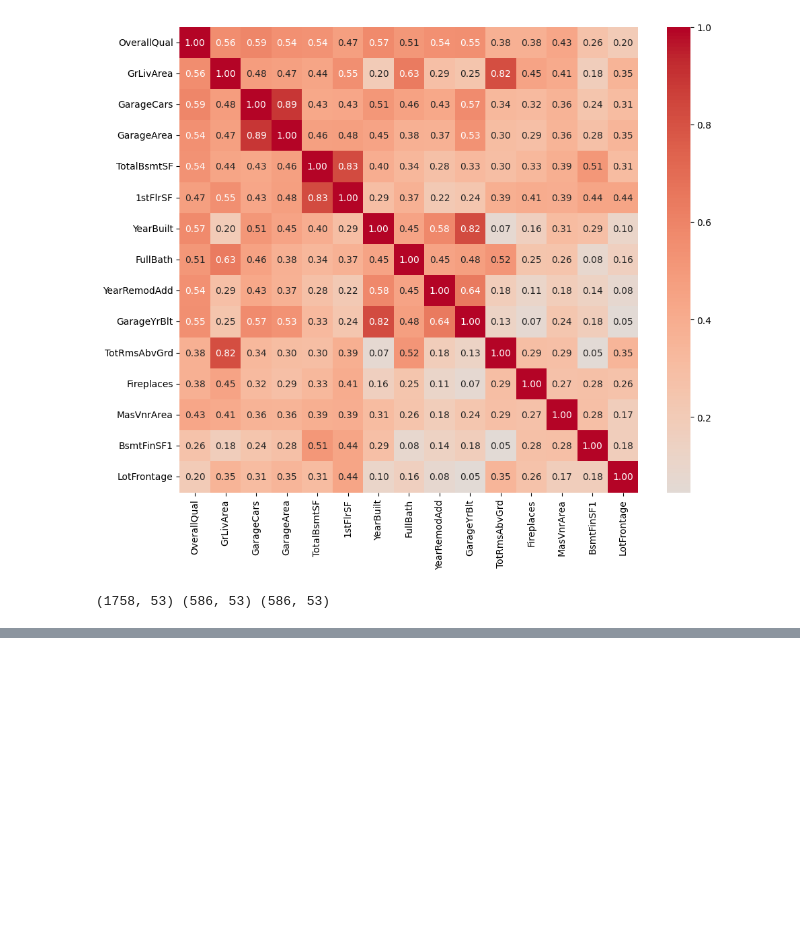
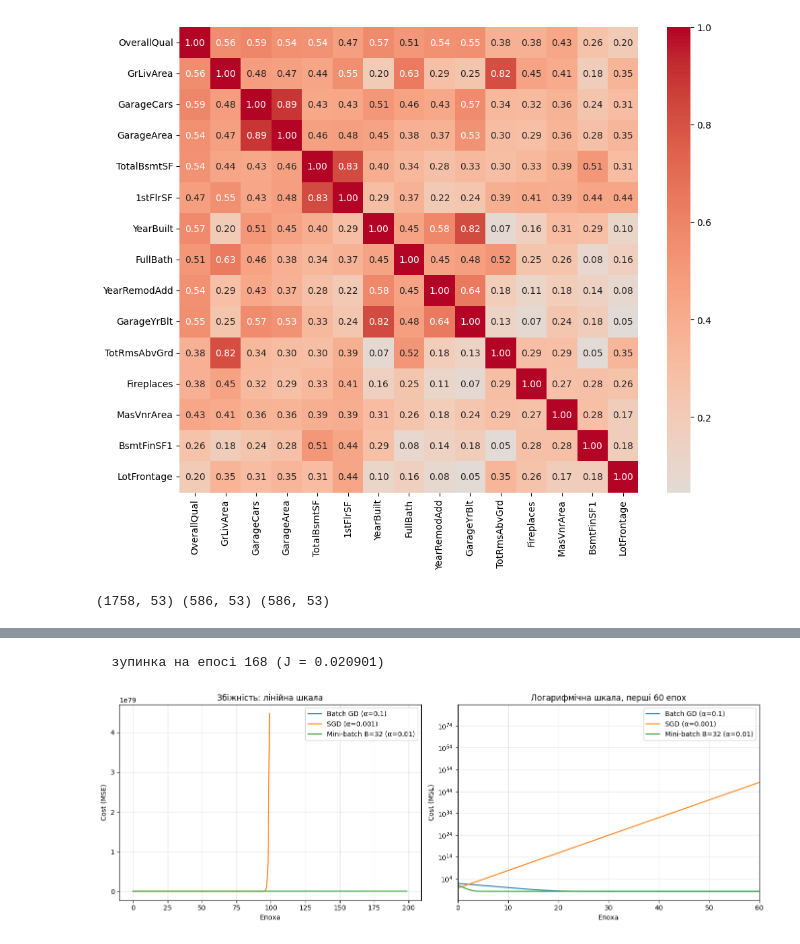
Before and after one commit to judyx-u/ml-labs, a Jupyter notebook: lab1.ipynb, the cells around one changed output, grey strips where cells are left out. Drawn from its saved outputs; the diff is of its cells as text; code cells hidden in the pictures; blank space fills up the shorter version.

```diff
--- a/lab1.ipynb
+++ b/lab1.ipynb
@@ -182,0 +231,12 @@ grad_check(Xtr[:200], ytr[:200])
+# %%
+for lr in [0.5, 0.1, 0.05, 0.01, 0.001]:
+    _, h, _ = train(Xtr, ytr, batch_size=None, lr=lr, epochs=100)
+    print(f'Batch,      lr={lr:<6} -> J = {h[-1]:.5f}')
+
+for lr in [0.05, 0.01, 0.005, 0.001, 0.0005]:
+    _, h, _ = train(Xtr, ytr, batch_size=1, lr=lr, epochs=20)
+    print(f'SGD,        lr={lr:<6} -> J = {h[-1]:.5f}')
+
+for lr in [0.1, 0.05, 0.01, 0.005, 0.001]:
+    _, h, _ = train(Xtr, ytr, batch_size=32, lr=lr, epochs=50)
+    print(f'Mini-batch, lr={lr:<6} -> J = {h[-1]:.5f}')
@@ -182,0 +260,23 @@ grad_check(Xtr[:200], ytr[:200])
+# %%
+LR_BATCH, LR_SGD, LR_MINI = 0.1, 0.001, 0.01   # підстав те, що вийшло вище
+
+m_batch, h_batch, v_batch = train(Xtr, ytr, None, LR_BATCH, 500, X_val=Xval, y_val=yval)
+m_sgd,   h_sgd,   v_sgd   = train(Xtr, ytr, 1,    LR_SGD,   100, X_val=Xval, y_val=yval)
+m_mini,  h_mini,  v_mini  = train(Xtr, ytr, 32,   LR_MINI,  200, X_val=Xval, y_val=yval)
+
+fig, ax = plt.subplots(1, 2, figsize=(14, 5))
+
+for h, name in [(h_batch, f'Batch GD (α={LR_BATCH})'),
+                (h_sgd,   f'SGD (α={LR_SGD})'),
+                (h_mini,  f'Mini-batch B=32 (α={LR_MINI})')]:
+    ax[0].plot(h, label=name)
+    ax[1].plot(h, label=name)
+
+ax[0].set(xlabel='Епоха', ylabel='Cost (MSE)', title='Збіжність: лінійна шкала')
+ax[1].set(xlabel='Епоха', ylabel='Cost (MSE)', yscale='log', xlim=(0, 60), title='Логарифмічна шкала, перші 60 епох')
+for a in ax:
+    a.legend(); a.grid(alpha=0.3)
+plt.tight_layout(); plt.show()
+# %% [output]
+  зупинка на епосі 168 (J = 0.020901)
+[figure, added]
```
Also changed, not shown: parts of 4 cells of this notebook.
